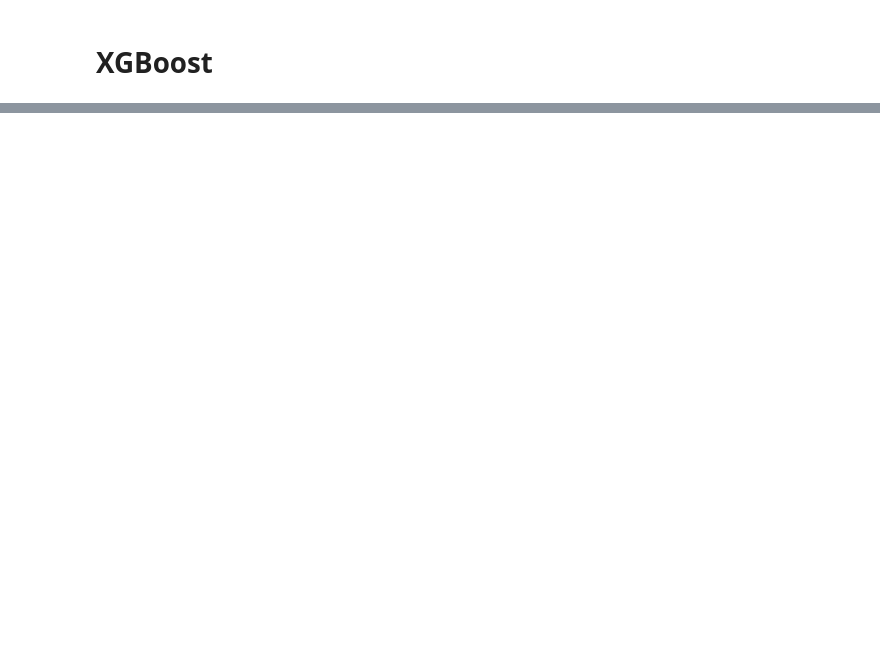
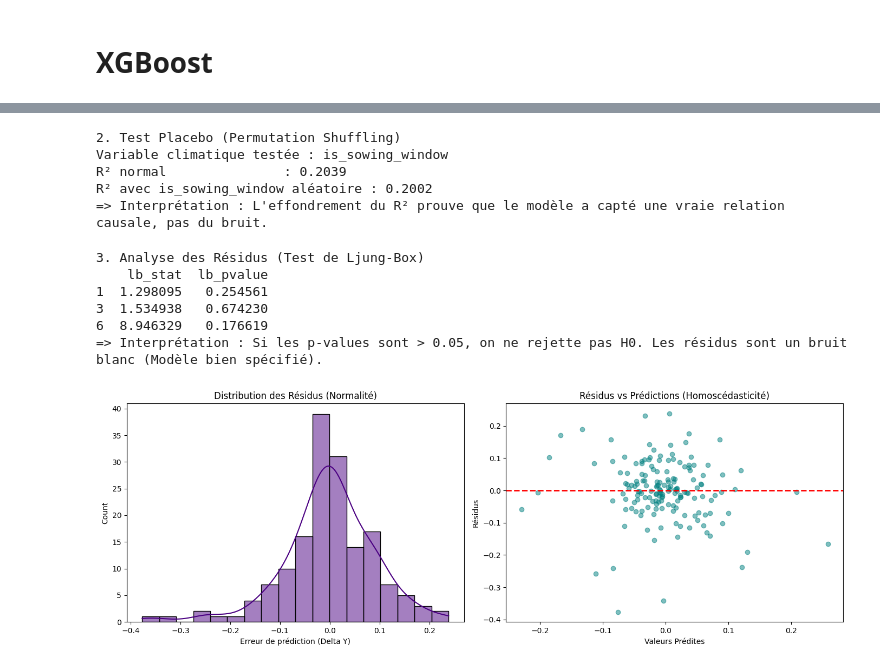
Before and after one commit to tnourlyn/Projet-de-Statapp---WFP-, a Jupyter notebook: notebooks/04_modeling.ipynb, the cells around one changed output, grey strips where cells are left out. Cells and saved outputs as stored; diff of their text form; code cells hidden in the pictures; blank space fills up the shorter version.

```diff
--- a/notebooks/04_modeling.ipynb
+++ b/notebooks/04_modeling.ipynb
@@ -875,0 +738,64 @@ plt.show()
+# %%
+
+
+# --- 2. TEST PLACEBO (Permutation de la variable principale) ---
+print("\n2. Test Placebo (Permutation Shuffling)")
+# On identifie la variable climatique la plus forte (hors lag)
+importances_no_lag = pd.Series(xgb_no_lag.feature_importances_, index=features_no_lag)
+top_climate_var = importances_no_lag.idxmax()
+print(f"Variable climatique testée : {top_climate_var}")
+
+# On mélange cette variable de manière aléatoire
+X_test_placebo = X_test.copy()
+np.random.seed(42)
+X_test_placebo[top_climate_var] = np.random.permutation(X_test_placebo[top_climate_var].values)
+
+pred_placebo = xgb_delta.predict(X_test_placebo)
+r2_placebo = r2_score(y_del_test, pred_placebo)
+
+print(f"R² normal               : {r2_score(y_del_test, pred_del):.4f}")
+print(f"R² avec {top_climate_var} aléatoire : {r2_placebo:.4f}")
+print("=> Interprétation : L'effondrement du R² prouve que le modèle a capté une vraie relation causale, pas du bruit.")
+# %% [output]
+2. Test Placebo (Permutation Shuffling)
+Variable climatique testée : is_sowing_window
+R² normal               : 0.2039
+R² avec is_sowing_window aléatoire : 0.2002
+=> Interprétation : L'effondrement du R² prouve que le modèle a capté une vraie relation causale, pas du bruit.
+# %%
+
+# --- 3. ANALYSE DES RÉSIDUS (Bruit Blanc et Hétéroscédasticité) ---
+print("\n3. Analyse des Résidus (Test de Ljung-Box)")
+resids = y_del_test - pred_del
+
+# Test de Ljung-Box pour l'autocorrélation des résidus
+# H0 : Les résidus sont distribués indépendamment (Bruit blanc)
+lb_test = acorr_ljungbox(resids, lags=[1, 3, 6], return_df=True)
+print(lb_test)
+print("=> Interprétation : Si les p-values sont > 0.05, on ne rejette pas H0. Les résidus sont un bruit blanc (Modèle bien spécifié).")
+
+# Visualisation des résidus
+fig, axes = plt.subplots(1, 2, figsize=(14, 5))
+
+# Graphique 1 : Distribution des résidus
+sns.histplot(resids, kde=True, ax=axes[0], color='indigo')
+axes[0].set_title("Distribution des Résidus (Normalité)", fontsize=12)
+axes[0].set_xlabel("Erreur de prédiction (Delta Y)")
+
+# Graphique 2 : Hétéroscédasticité
+axes[1].scatter(pred_del, resids, alpha=0.5, color='teal')
+axes[1].axhline(0, color='red', linestyle='--', lw=2)
+axes[1].set_title("Résidus vs Prédictions (Homoscédasticité)", fontsize=12)
+axes[1].set_xlabel("Valeurs Prédites")
+axes[1].set_ylabel("Résidus")
+
+plt.tight_layout()
+plt.show()
+# %% [output]
+3. Analyse des Résidus (Test de Ljung-Box)
+    lb_stat  lb_pvalue
+1  1.298095   0.254561
+3  1.534938   0.674230
+6  8.946329   0.176619
+=> Interprétation : Si les p-values sont > 0.05, on ne rejette pas H0. Les résidus sont un bruit blanc (Modèle bien spécifié).
+[figure, added]
```
Also changed, not shown: parts of 40 cells of this notebook.
